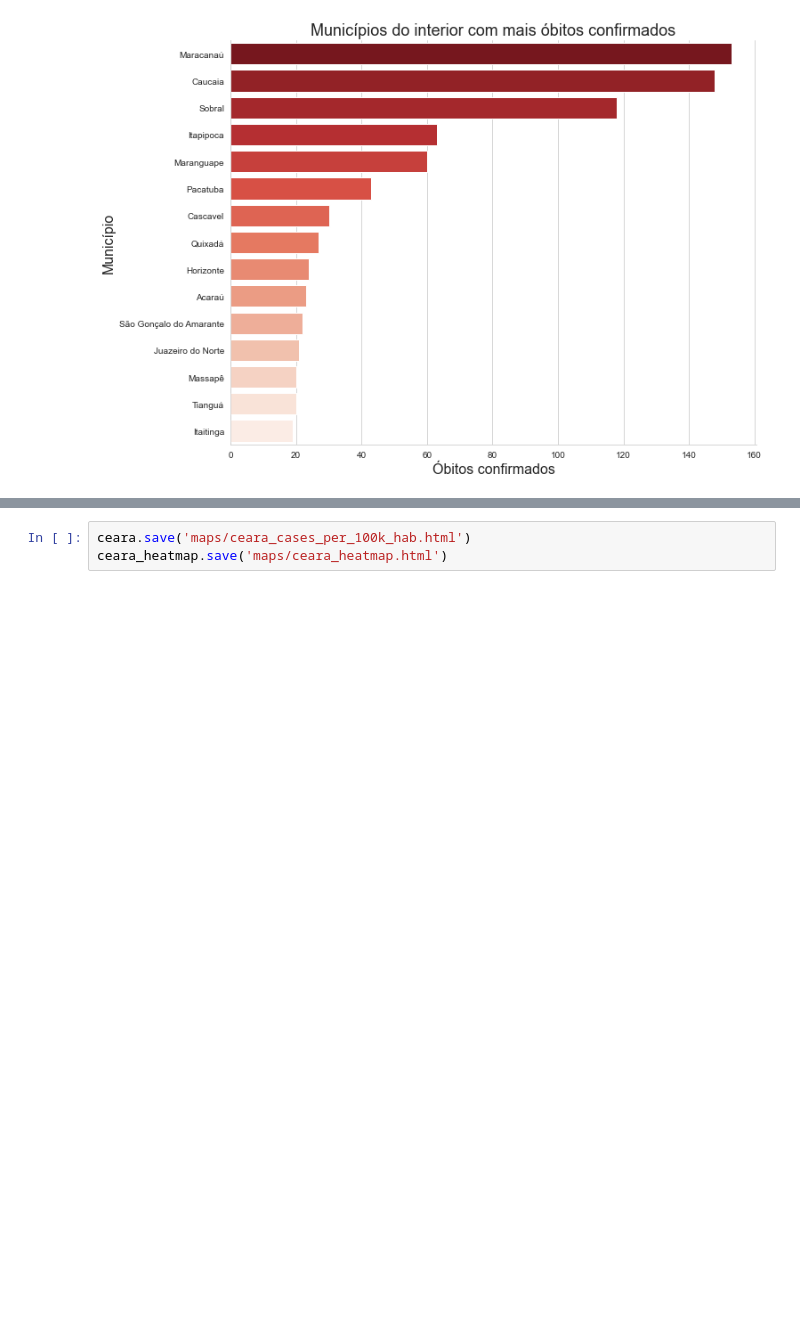
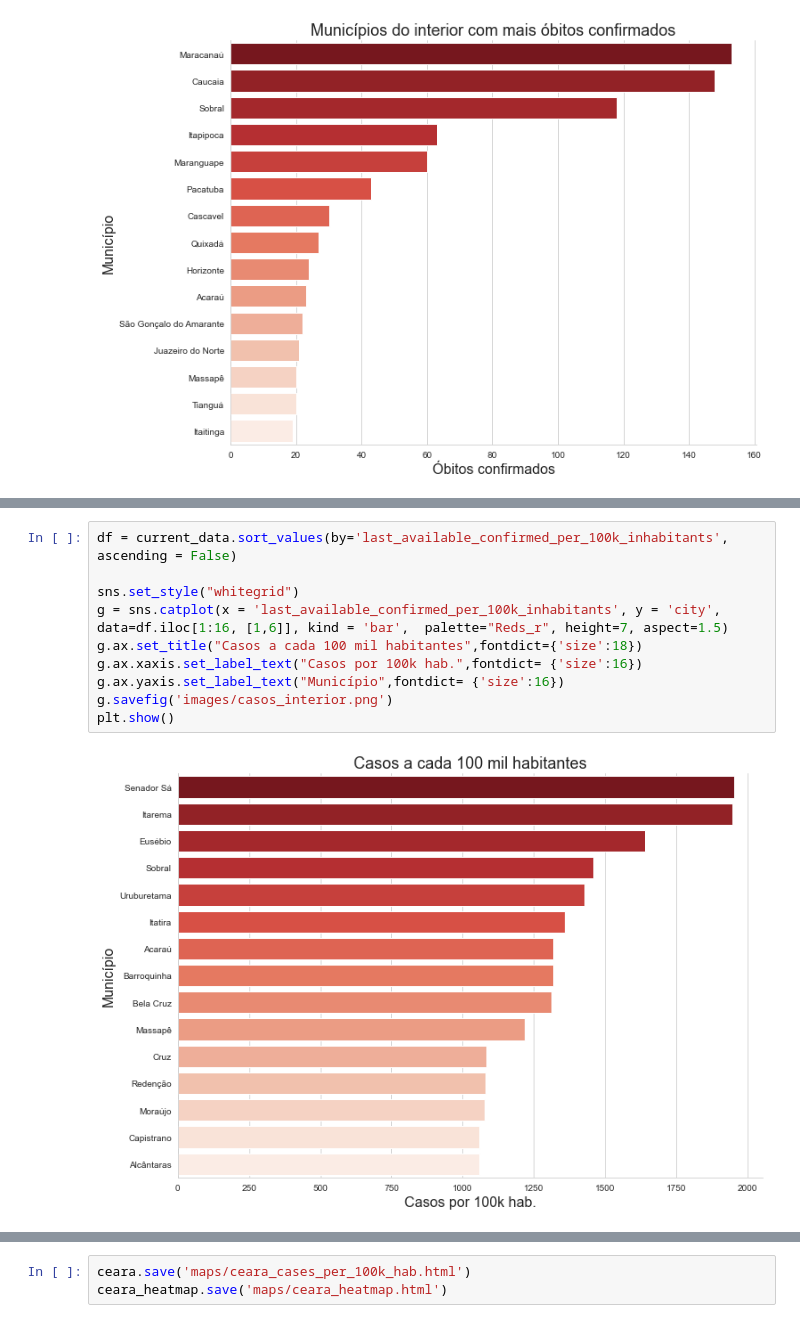
Before and after one commit to Igorlinharesb/COVID-Ceara, a Jupyter notebook: Covid_CE.ipynb, the cells around one changed output, grey strips where cells are left out. Saved outputs shown, nothing was run; the diff lists cells and outputs as text; blank space fills up the shorter version.

```diff
--- a/Covid_CE.ipynb
+++ b/Covid_CE.ipynb
@@ -204,0 +242,12 @@ plt.show()
+# %%
+df = current_data.sort_values(by='last_available_confirmed_per_100k_inhabitants', ascending = False)
+
+sns.set_style("whitegrid")
+g = sns.catplot(x = 'last_available_confirmed_per_100k_inhabitants', y = 'city', data=df.iloc[1:16, [1,6]], kind = 'bar',  palette="Reds_r", height=7, aspect=1.5)
+g.ax.set_title("Casos a cada 100 mil habitantes",fontdict={'size':18})
+g.ax.xaxis.set_label_text("Casos por 100k hab.",fontdict= {'size':16})
+g.ax.yaxis.set_label_text("Município",fontdict= {'size':16})
+g.savefig('images/casos_interior.png')
+plt.show()
+# %% [output]
+[figure, added]
```
Also changed, not shown: parts of 8 cells of this notebook, 3 other files.
